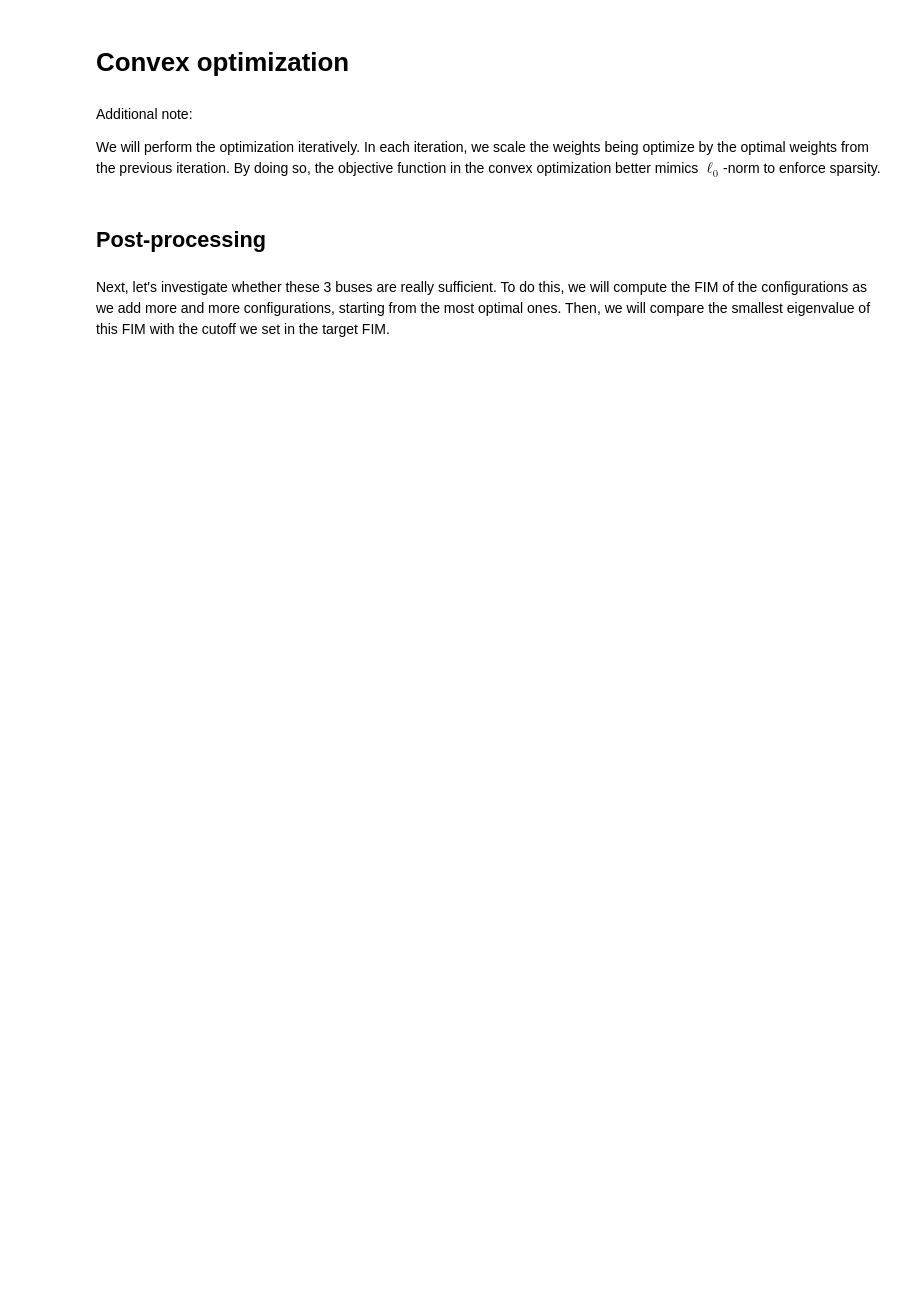
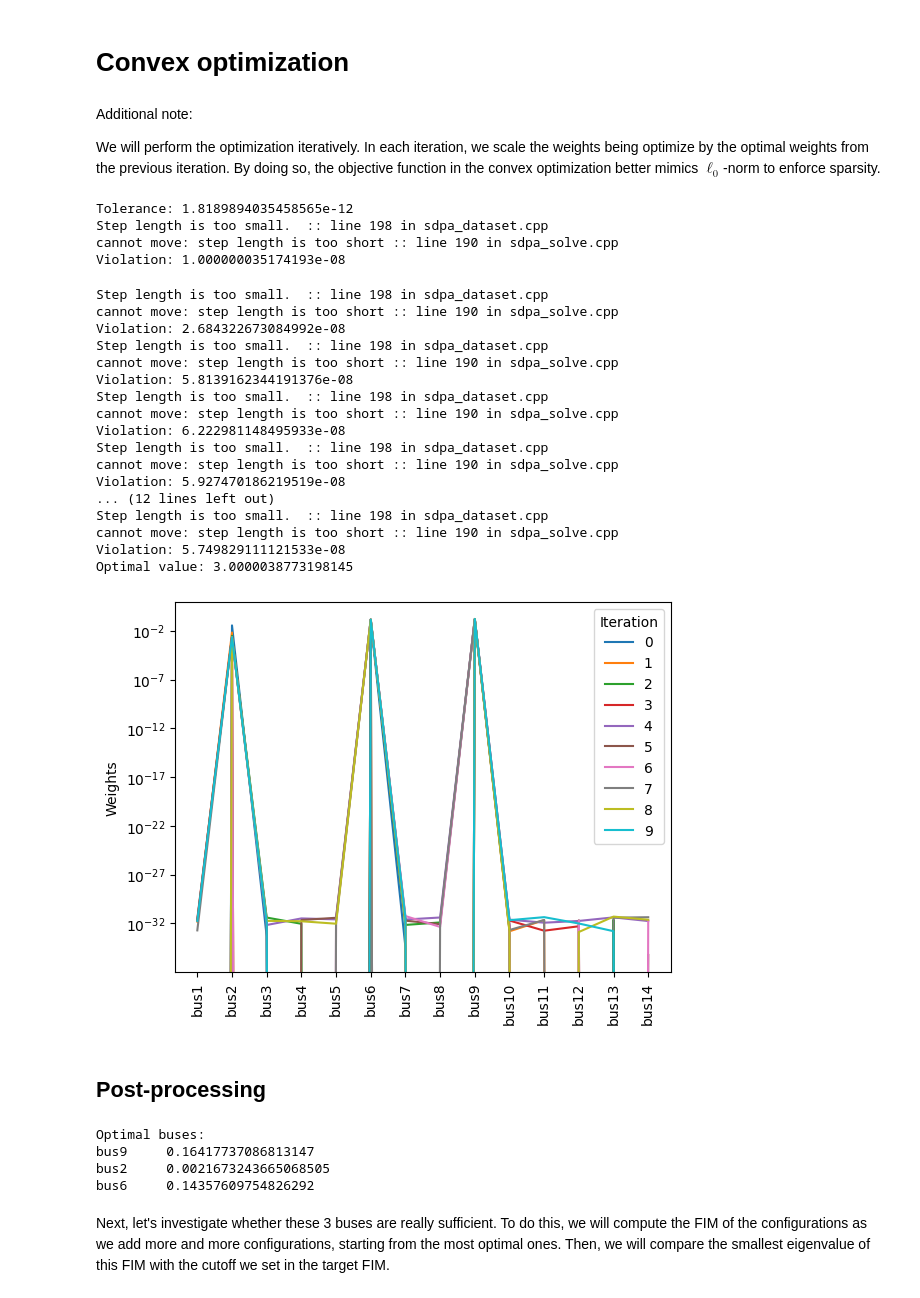
Before and after one commit to yonatank93/information-matching, a Jupyter notebook: examples/PWS/IEEE14/fim_matching_IEEE14.ipynb, the cells around one changed output. Drawn from its saved outputs; the diff is of its cells as text; code cells hidden in the pictures; blank space fills up the shorter version.

Commit message:
Update the SDP version of information-matching
In this updated version, we use the MISDP result as initial guess,
except for the subset cases of the 39-bus system.

```diff
--- a/examples/PWS/IEEE14/fim_matching_IEEE14.ipynb
+++ b/examples/PWS/IEEE14/fim_matching_IEEE14.ipynb
@@ -43,4 +43,6 @@ fim_configs_tensor = np.empty((nconfigs, nparams, nparams))
 for ii, bus in enumerate(configs):
     I = np.loadtxt(FIM_DIR / f"fim_bus{bus}.csv", delimiter=",")
     fim_configs_tensor[ii] = I
+# Scaling factor to help the convex optimization
+norm = max(np.linalg.norm(fim_configs_tensor, axis=(1, 2)))
 fim_configs_tensor[0].shape
@@ -63,48 +69,93 @@ By doing so, the objective function in the convex optimization better mimics $\e
 # FIM configs
 fim_configs = {}
 for ii, identifier in enumerate(config_ids):
-    fim_configs.update({identifier: {"fim": fim_configs_tensor[ii]}})
+    fim_configs.update(
+        {identifier: {"fim": fim_configs_tensor[ii], "fim_scale": 1 / norm}}
+    )
+# %%
+# Before running the optimization, we have performed similar calculation, but with
+# Mixed-integer semi-definite programming (MISDP) problem in Matlab. That result can
+# be used as an initial guess to speed up the calculation here. As suppose to the
+# MISDP version of the method, the regular SDP version can find continuous values.
+opt_buses_misdp = np.loadtxt(
+    WORK_DIR / "data" / "misdp_optimal_buses.txt", delimiter=",", dtype=int
+)
+opt_buses_misdp_idx = opt_buses_misdp - 1
 # %%
 # Convex optimization
 # Settings
 cvx_tol = eps ** 0.75
-solver = dict(verbose=False, solver=cp.SDPA, epsilonStar=cvx_tol)
+solver = dict(verbose=False, warm_start=True, solver=cp.SDPA, epsilonStar=cvx_tol)
 print("Tolerance:", cvx_tol)
 
 plt.figure()
-wopt = np.ones(nconfigs)  # Initial weights
+# Use the MISDP result as an initial guess
+wopt = np.zeros(nconfigs)
+wopt[opt_buses_misdp_idx] = 1.0
 for ii in range(10):
     # Update the weight scales
-    for ii, identifier in enumerate(config_ids):
+    for jj, identifier in enumerate(config_ids):
         # Add weight scale information,aAdd some small number for numerical stability
-        fim_configs[identifier].update({"weight_scale": 1 / (wopt[ii] + 1e-15)})
+        fim_configs[identifier].update({"weight_scale": 1 / (wopt[jj] + 1e-15)})
     cvxopt = ConvexOpt(fim_target, fim_configs, l1norm_obj=True)
 
     try:
         # Solve
+        if ii == 0:
+            cvxopt.wm.value = wopt.reshape((-1, 1))
         cvxopt.solve(solver=solver)
         result = cvxopt.result.copy()
         wopt = result["wm"]
         dual = result["dual_wm"]
         print("Violation:", cvxopt.constraints[1].violation())
     except Exception:
         cvxopt.result = result
         break
 
     plt.plot(wopt, label=ii)
 
+print("Optimal value:", result["value"])
+
 plt.yscale("log")
 plt.xticks(range(nconfigs), config_ids, rotation=90)
 plt.ylabel("Weights")
 plt.legend(title="Iteration", bbox_to_anchor=(1, 1))
 plt.show()
+# %% [output]
+Tolerance: 1.8189894035458565e-12
+Step length is too small.  :: line 198 in sdpa_dataset.cpp
+cannot move: step length is too short :: line 190 in sdpa_solve.cpp
+Violation: 1.000000035174193e-08
+Step length is too small.  :: line 198 in sdpa_dataset.cpp
+cannot move: step length is too short :: line 190 in sdpa_solve.cpp
+Violation: 2.684322673084992e-08
+Step length is too small.  :: line 198 in sdpa_dataset.cpp
+cannot move: step length is too short :: line 190 in sdpa_solve.cpp
+Violation: 5.8139162344191376e-08
+Step length is too small.  :: line 198 in sdpa_dataset.cpp
+cannot move: step length is too short :: line 190 in sdpa_solve.cpp
+Violation: 6.222981148495933e-08
+Step length is too small.  :: line 198 in sdpa_dataset.cpp
+cannot move: step length is too short :: line 190 in sdpa_solve.cpp
+Violation: 5.927470186219519e-08
+... (12 lines left out)
+Step length is too small.  :: line 198 in sdpa_dataset.cpp
+cannot move: step length is too short :: line 190 in sdpa_solve.cpp
+Violation: 5.749829111121533e-08
+Optimal value: 3.0000038773198145
+[figure, added]
 # %% [markdown]
 ## Post-processing
 # %%
 # Get the optimal buses
-idx_wopt = cvxopt._get_idx_nonzero_wm(np.sqrt(cvx_tol))  # Index to the optimal buses
+idx_wopt = cvxopt._get_idx_nonzero_wm(cvx_tol ** 0.5)  # Index to the optimal buses
 print("Optimal buses:")
 _ = [print(f'{config_ids[ii]} \t {wopt[ii]}') for ii in idx_wopt]
+# %% [output]
+Optimal buses:
+bus9     0.16417737086813147
+bus2     0.0021673243665068505
+bus6     0.14357609754826292
 # %% [markdown]
 Next, let's investigate whether these 3 buses are really sufficient.
 To do this, we will compute the FIM of the configurations as we add more and more configurations, starting from the most optimal ones.
```
Also changed, not shown: parts of 3 cells of this notebook, 6 other files.
